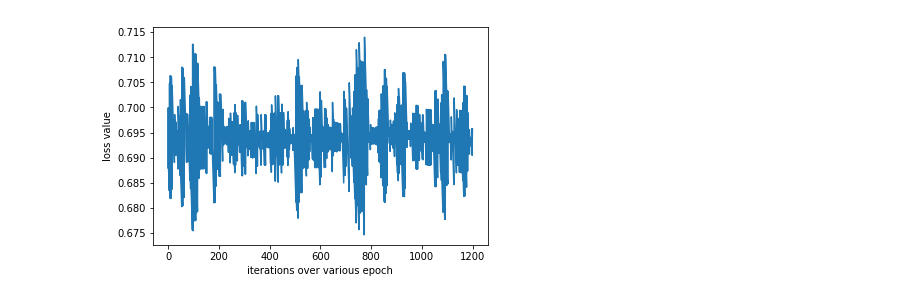
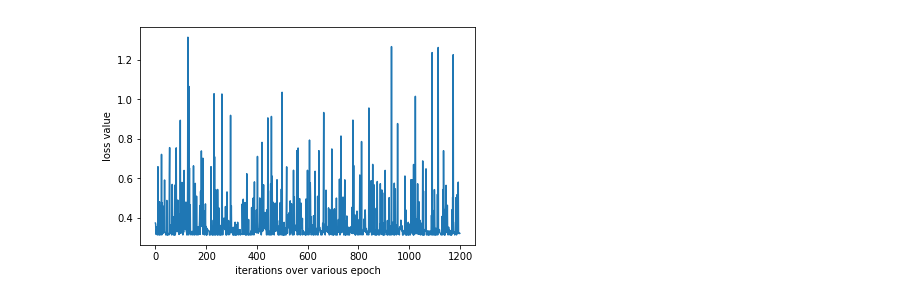
Before and after one commit to udion/gmmGAN, a Jupyter notebook: gaussianClassifier.ipynb, the cells around one changed output. Drawn from its saved outputs; the diff is of its cells as text; code cells hidden in the pictures.

```diff
--- a/gaussianClassifier.ipynb
+++ b/gaussianClassifier.ipynb
@@ -115,8 +134,8 @@ d1 = traindata_gen1()
 def traindata_genrand():
     while(True):
         g = GMMsampler(batchSz, n_components=1, weights=[1],
-                      mu=[scale+np.random.randn(2)], sig=[np.random.randn()*np.eye(2)*scale])
+                      mu=[scale*np.random.randn(2)], sig=[np.random.rand()*np.eye(2)*scale])
         g.gen_sample()
         yield g.data
 
-d1bar = traindata_gen1()
+d1bar = traindata_genrand()
@@ -135,7 +153,12 @@ plt.show()
 # %%
 #trying to train
 model = GaussNet().cuda()
-optimizer = optim.SGD(model.parameters(), lr=0.0005, momentum=0.05)
+#diff model
+#model = GaussNet1().cuda()
+
+#optimizer = optim.SGD(model.parameters(), lr=0.0005, momentum=0.05)
+#trying Adam
+optimizer = optim.Adam(model.parameters())
 # %%
 #need to generate both positive and negetive datapoints to train the network
 def gettraindata():
@@ -150,9 +173,9 @@ def gettraindata():
 def gettestdata():
     testdata = []
     for i in range(1):
-        traindata.append((next(d1),np.array([1])))
+        testdata.append((next(d1),np.array([1])))
     for i in range(1):
-        traindata.append((next(d1bar),np.array([0])))
+        testdata.append((next(d1bar),np.array([0])))
     np.random.shuffle(testdata)
     return testdata
 # %%
@@ -166,6 +189,7 @@ def plot_loss(losstrack):
 model.double()
 n_epoch = 15
 losstrack = []
+accuracy = []
 for eph in range(n_epoch):
     traindata = gettraindata()
     for i in range(n_posBatch+n_negBatch):
@@ -182,8 +206,26 @@ for eph in range(n_epoch):
         loss.backward()
         optimizer.step()
         losstrack.append(loss.data[0])
-        if i%5 == 0 and eph%2 == 0:
+        if i%5 == 0:
             print('==>>> epoch: {}, batch: {}, train loss: {:.8f}'.format(eph, i, loss.data[0]))
 
+    #testing the accuracy of model in this epoch
+    print('testing the accuracy of the model right after epoch: {}...'.format(eph))
+    testdata = gettestdata()
+    correct_cnt = 0
+    total_instance = len(testdata)*batchSz
+    for i in range(len(testdata)):
+        X, label = testdata[i][0], testdata[i][1]
+        label = [label[0] for i in range(batchSz)]
+        label = np.array(label)
+        label = torch.LongTensor(label)
+        label = agd.Variable(label.cuda())
+        X = torch.from_numpy(X)
+        X = agd.Variable(X.cuda())
+        outp = model(X)
+        pred = outp.data.max(1)[1]
+        correct_cnt += pred.eq(label.data).cpu().sum()
+    print('<<<== After epoch: {}, accuracy: {}/{} ({}%)'.format(eph, correct_cnt, total_instance, correct_cnt*100/total_instance))
+    accuracy.append(correct_cnt*100/total_instance)
 plot_loss(losstrack)
 # %% [output]
@@ -207 +249 @@ plot_loss(losstrack)
-[figure, old version]
+[figure, new version]
```
Also changed, not shown: parts of 10 cells of this notebook.
